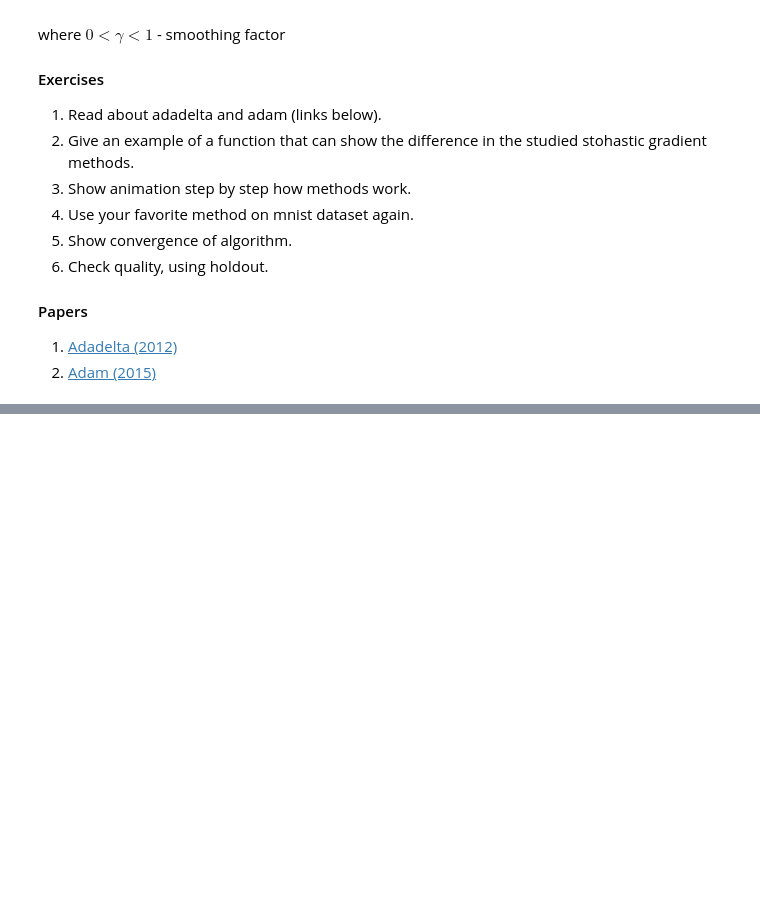
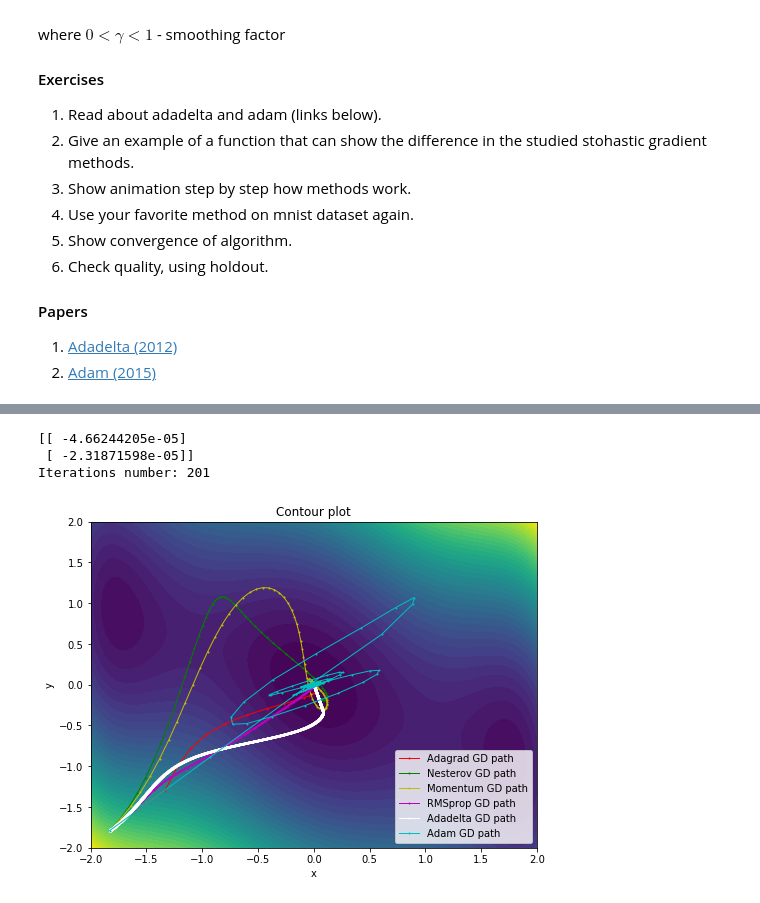
Before and after one commit to slayff/squad, a Jupyter notebook: labs/lab-1.ipynb, the cells around one changed output, grey strips where cells are left out. Cells and saved outputs as stored; diff of their text form; code cells hidden in the pictures; blank space fills up the shorter version.

```diff
--- a/labs/lab-1.ipynb
+++ b/labs/lab-1.ipynb
@@ -1198,0 +1303,51 @@ where $0< \gamma < 1$ - smoothing factor
+# %%
+def CamelValue(point):
+    x = point[0, 0]
+    y = point[1, 0]
+    return 2*x**2 - 1.05*x**4 + x**6/6 + x*y + y**2
+
+def CamelGradient(point):
+    x = point[0, 0]
+    y = point[1, 0]
+    x_derivative = x**5 - 4.2*x**3 + 4*x + y
+    y_derivative = x + 2*y
+    return np.array([x_derivative, y_derivative]).reshape(2, 1)
+# %%
+init_point = np.array([-1.83, -1.79]).reshape(2, 1)
+adagrad_sol, route_adagrad = Adagrad(init_point, CamelValue,
+                                     CamelGradient, 0.5)
+momentum_ans, route_momentum = MomentumGD(init_point,
+                                          CamelValue, CamelGradient,
+                                          0.01, gamma=0.9)
+nesterov_ans, route_nesterov = NesterovGD(init_point,
+                                         CamelValue, CamelGradient,
+                                         0.01, gamma=0.9)
+rmsprop_ans, route_rmsprop = RMSprop(init_point,
+                                     CamelValue, CamelGradient,
+                                     0.01, gamma=0.9)
+adadelta_ans, route_adadelta = Adadelta(init_point, CamelValue,
+                                        CamelGradient, d_rate=0.9, max_iter_num=10000)
+adam_ans, route_adam = Adam(init_point, CamelValue,
+                                        CamelGradient, max_iter_num=10000)
+print(adam_ans)
+print('Iterations number:', route_adam.shape[0])
+# %% [output]
+[[ -4.66244205e-05]
+ [ -2.31871598e-05]]
+Iterations number: 201
+# %%
+fig = plt.figure(figsize=(8, 6))
+plt.title('Contour plot')
+plt.contourf(X, Y, Z, 40)
+plt.plot(route_adagrad[:, 0], route_adagrad[:, 1], 'ro-', ms=1, lw=1, label='Adagrad GD path')
+plt.plot(route_nesterov[:, 0], route_nesterov[:, 1], 'go-', ms=1, lw=1, label='Nesterov GD path')
+plt.plot(route_momentum[:, 0], route_momentum[:, 1], 'yo-', ms=1, lw=1, label='Momentum GD path')
+plt.plot(route_rmsprop[:, 0], route_rmsprop[:, 1], 'mo-', ms=1, lw=1, label='RMSprop GD path')
+plt.plot(route_adadelta[:, 0], route_adadelta[:, 1], 'wo-', ms=1, lw=1, label='Adadelta GD path')
+plt.plot(route_adam[:, 0], route_adam[:, 1], 'co-', ms=1, lw=1, label='Adam GD path')
+plt.xlabel('x')
+plt.ylabel('y')
+plt.legend(loc='best')
+plt.show()
+# %% [output]
+[figure, added]
```
Also changed, not shown: parts of 16 cells of this notebook, 1 other file.
